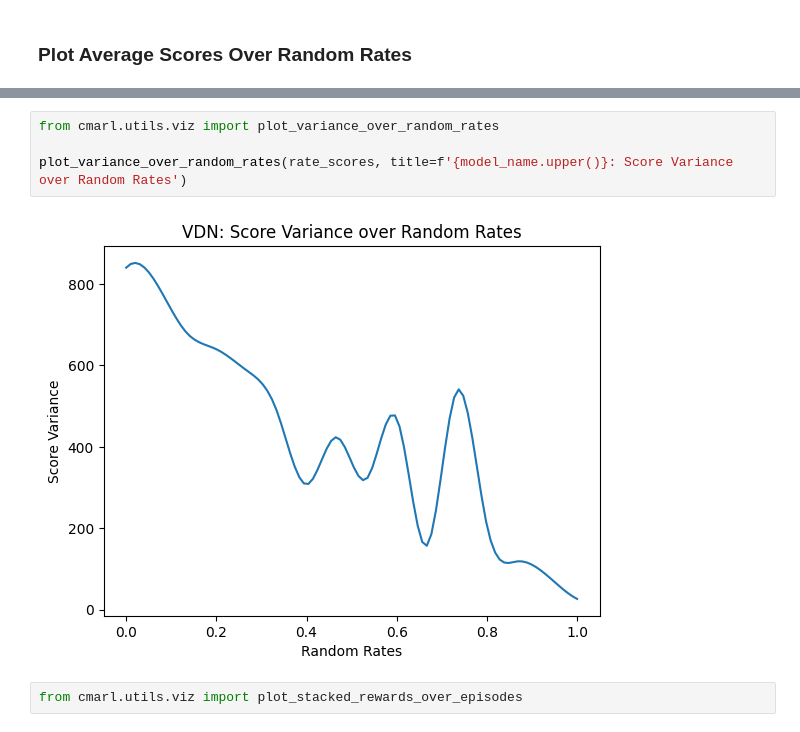
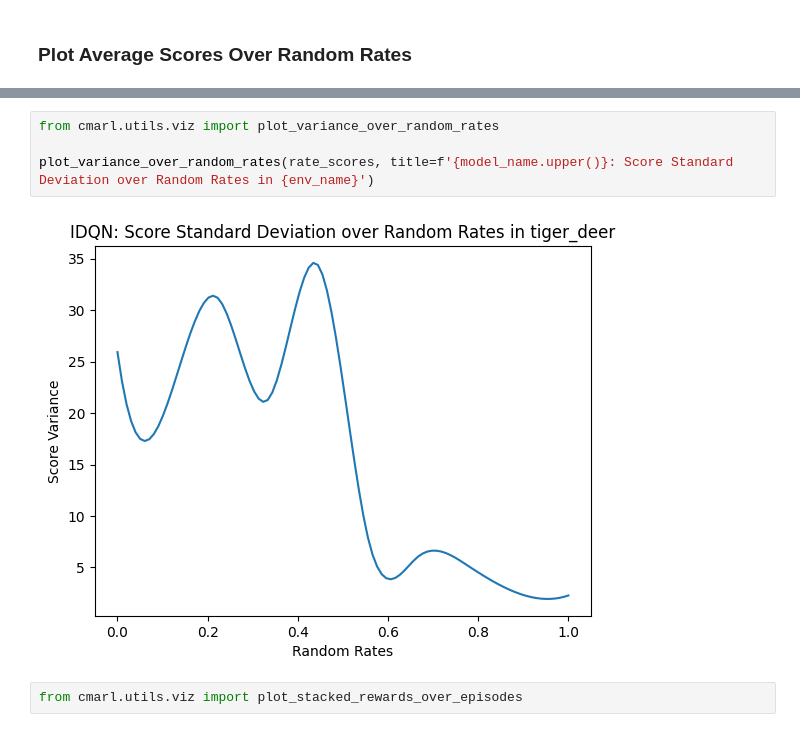
Before and after one commit to rainyuxuan/cmarl-resilience, a Jupyter notebook: notebooks/3-experiements.ipynb, the cells around one changed output, grey strips where cells are left out. Saved outputs shown, nothing was run; the diff lists cells and outputs as text.

```diff
--- a/notebooks/3-experiements.ipynb
+++ b/notebooks/3-experiements.ipynb
@@ -33,8 +33,8 @@ plot_scores_over_random_rates_with_variance(rate_scores, title=f'{model_name.upp
 # %%
 from cmarl.utils.viz import plot_variance_over_random_rates
 
-plot_variance_over_random_rates(rate_scores, title=f'{model_name.upper()}: Score Variance over Random Rates')
+plot_variance_over_random_rates(rate_scores, title=f'{model_name.upper()}: Score Standard Deviation over Random Rates in {env_name}')
 # %% [output]
-[figure, old version]
+[figure, new version]
 # %%
 from cmarl.utils.viz import plot_stacked_rewards_over_episodes
```
Also changed, not shown: parts of 3 cells of this notebook, 3 other files.
